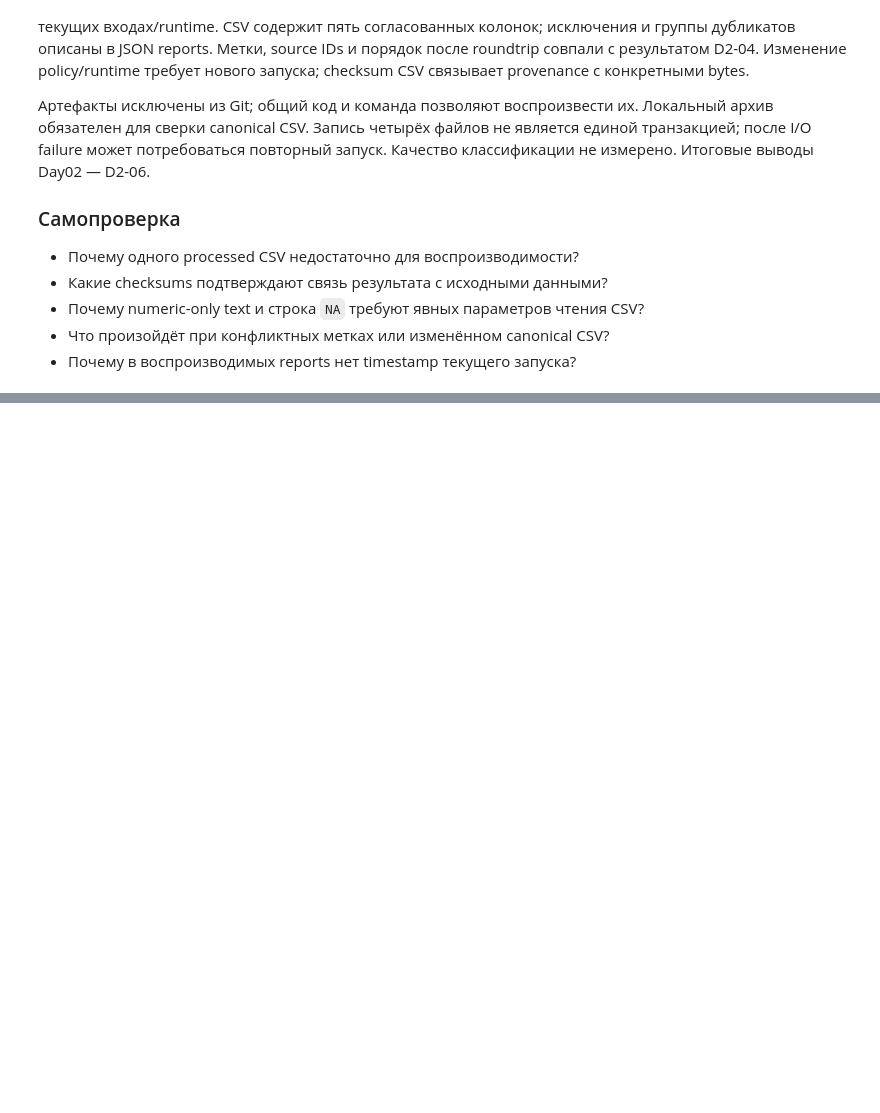
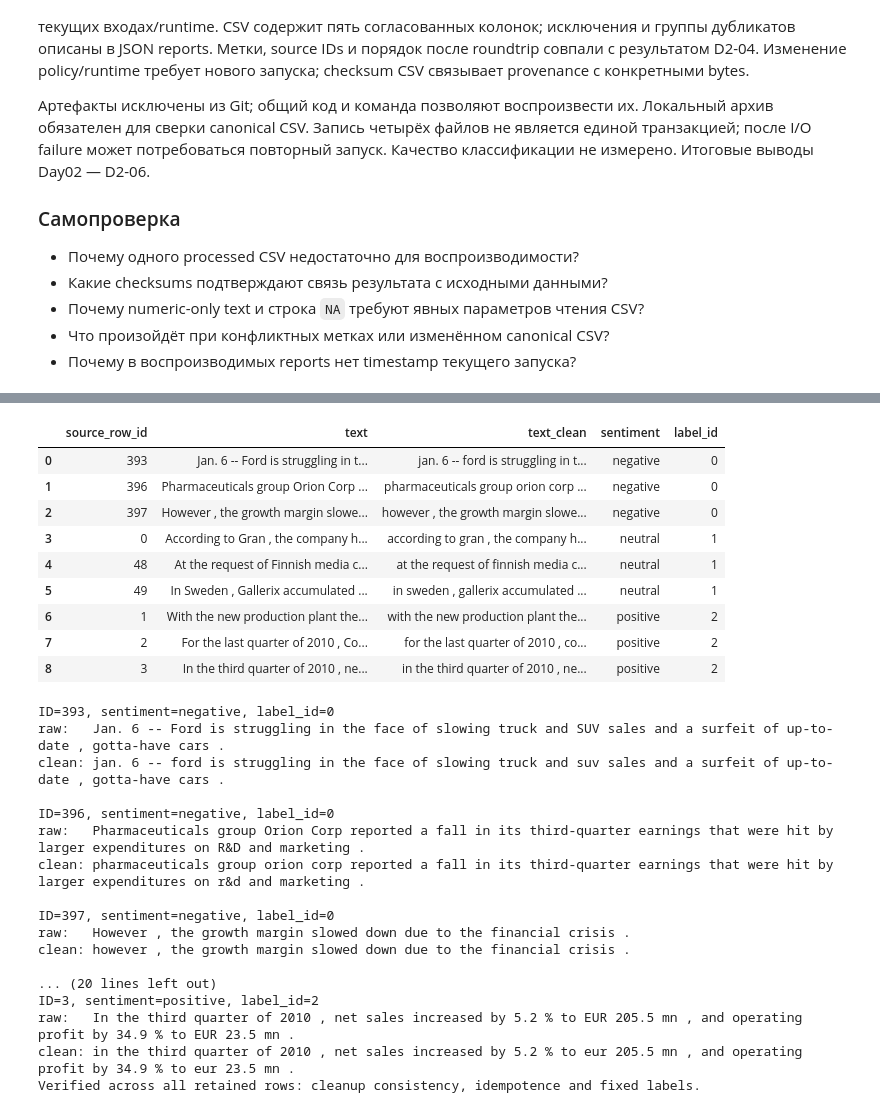
Before and after one commit to HomeboyMakkri/Text-classification, a Jupyter notebook: notebooks/day02_preprocessing.ipynb, the cells around one changed output, grey strips where cells are left out. Drawn from its saved outputs; the diff is of its cells as text; code cells hidden in the pictures; blank space fills up the shorter version.

```diff
--- a/notebooks/day02_preprocessing.ipynb
+++ b/notebooks/day02_preprocessing.ipynb
@@ -520,0 +535,48 @@ outputs при текущих входах/runtime. CSV содержит пят
+# %%
+review_examples = pd.concat(
+    [saved_news.loc[saved_news["sentiment"] == sentiment].head(3) for sentiment in CLASS_ORDER],
+    ignore_index=True,
+)
+assert len(review_examples) == 9
+with pd.option_context("display.max_colwidth", None):
+    display(review_examples[["source_row_id", "text", "text_clean", "sentiment", "label_id"]])
+for example in review_examples.itertuples(index=False):
+    print(f"\nID={example.source_row_id}, sentiment={example.sentiment}, label_id={example.label_id}")
+    print(f"raw:   {example.text}")
+    print(f"clean: {example.text_clean}")
+
+assert saved_news["text"].map(preprocess_text).equals(saved_news["text_clean"])
+assert saved_news["text_clean"].map(preprocess_text).equals(saved_news["text_clean"])
+assert saved_preprocessing["n_input"] == saved_preprocessing["n_retained"] + saved_preprocessing["n_excluded"]
+assert saved_news["sentiment"].map(LABEL_MAPPING).tolist() == saved_news["label_id"].tolist()
+assert not analyze_duplicates(saved_news).has_conflicts
+pd.testing.assert_frame_equal(raw_news, raw_snapshot)
+print("Verified across all retained rows: cleanup consistency, idempotence and fixed labels.")
+# %% [output]
+|  | source_row_id | text | text_clean | sentiment | label_id |
+| 0 | 393 | Jan. 6 -- Ford is struggling in t... | jan. 6 -- ford is struggling in t... | negative | 0 |
+| 1 | 396 | Pharmaceuticals group Orion Corp ... | pharmaceuticals group orion corp ... | negative | 0 |
+| 2 | 397 | However , the growth margin slowe... | however , the growth margin slowe... | negative | 0 |
+| 3 | 0 | According to Gran , the company h... | according to gran , the company h... | neutral | 1 |
+| 4 | 48 | At the request of Finnish media c... | at the request of finnish media c... | neutral | 1 |
+| 5 | 49 | In Sweden , Gallerix accumulated ... | in sweden , gallerix accumulated ... | neutral | 1 |
+| 6 | 1 | With the new production plant the... | with the new production plant the... | positive | 2 |
+| 7 | 2 | For the last quarter of 2010 , Co... | for the last quarter of 2010 , co... | positive | 2 |
+| 8 | 3 | In the third quarter of 2010 , ne... | in the third quarter of 2010 , ne... | positive | 2 |
+ID=393, sentiment=negative, label_id=0
+raw:   Jan. 6 -- Ford is struggling in the face of slowing truck and SUV sales and a surfeit of up-to-date , gotta-have cars .
+clean: jan. 6 -- ford is struggling in the face of slowing truck and suv sales and a surfeit of up-to-date , gotta-have cars .
+
+ID=396, sentiment=negative, label_id=0
+raw:   Pharmaceuticals group Orion Corp reported a fall in its third-quarter earnings that were hit by larger expenditures on R&D and marketing .
+clean: pharmaceuticals group orion corp reported a fall in its third-quarter earnings that were hit by larger expenditures on r&d and marketing .
+
+ID=397, sentiment=negative, label_id=0
+raw:   However , the growth margin slowed down due to the financial crisis .
+clean: however , the growth margin slowed down due to the financial crisis .
+
+... (20 lines left out)
+ID=3, sentiment=positive, label_id=2
+raw:   In the third quarter of 2010 , net sales increased by 5.2 % to EUR 205.5 mn , and operating profit by 34.9 % to EUR 23.5 mn .
+clean: in the third quarter of 2010 , net sales increased by 5.2 % to eur 205.5 mn , and operating profit by 34.9 % to eur 23.5 mn .
+Verified across all retained rows: cleanup consistency, idempotence and fixed labels.
```
Also changed, not shown: parts of 4 cells of this notebook, 3 other files.
